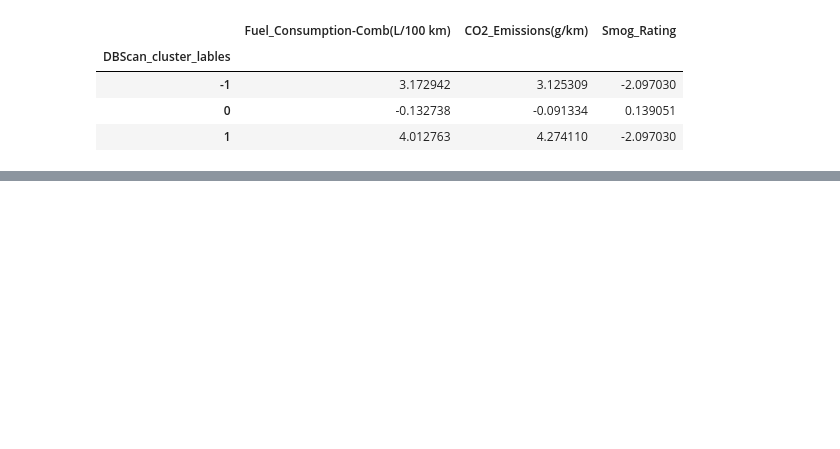
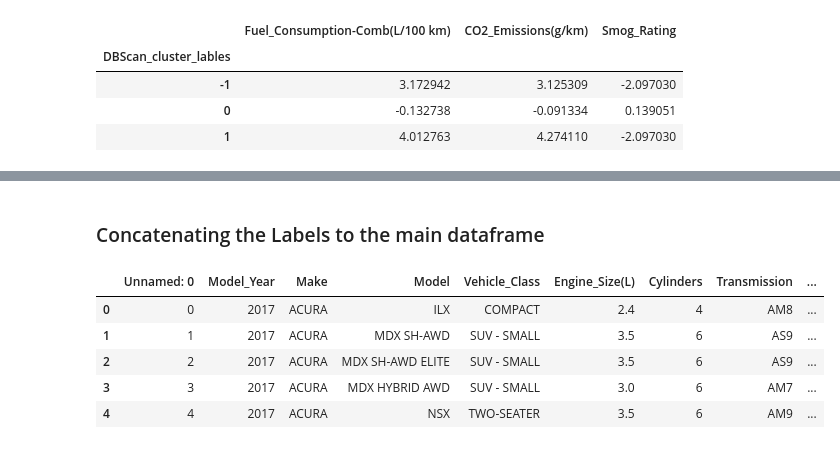
Before and after one commit to Sundus99/DSCapstone, a Jupyter notebook: Capstone_Sprint3.ipynb, the cells around one changed output, grey strips where cells are left out. Drawn from its saved outputs; the diff is of its cells as text; code cells hidden in the pictures; blank space fills up the shorter version.

Commit message:
main modeling done, a few things left

```diff
--- a/Capstone_Sprint3.ipynb
+++ b/Capstone_Sprint3.ipynb
@@ -928,0 +964,13 @@ grp_by_dbscanLabels_median
+# %% [markdown]
+### Concatenating the Labels to the main dataframe
+# %%
+clean_original_df = pd.read_csv("fuel_cons_rating_clean_merged.csv")
+clean_original_df['DBScan_Labels'] = cluster_labels
+clean_original_df.head()
+# %% [output]
+|  | Unnamed: 0 | Model_Year | Make | Model | Vehicle_Class | Engine_Size(L) | Cylinders | Transmission | ... |
+| 0 | 0 | 2017 | ACURA | ILX | COMPACT | 2.4 | 4 | AM8 | ... |
+| 1 | 1 | 2017 | ACURA | MDX SH-AWD | SUV - SMALL | 3.5 | 6 | AS9 | ... |
+| 2 | 2 | 2017 | ACURA | MDX SH-AWD ELITE | SUV - SMALL | 3.5 | 6 | AS9 | ... |
+| 3 | 3 | 2017 | ACURA | MDX HYBRID AWD | SUV - SMALL | 3.0 | 6 | AM7 | ... |
+| 4 | 4 | 2017 | ACURA | NSX | TWO-SEATER | 3.5 | 6 | AM9 | ... |
```
Also changed, not shown: parts of 15 cells of this notebook.
